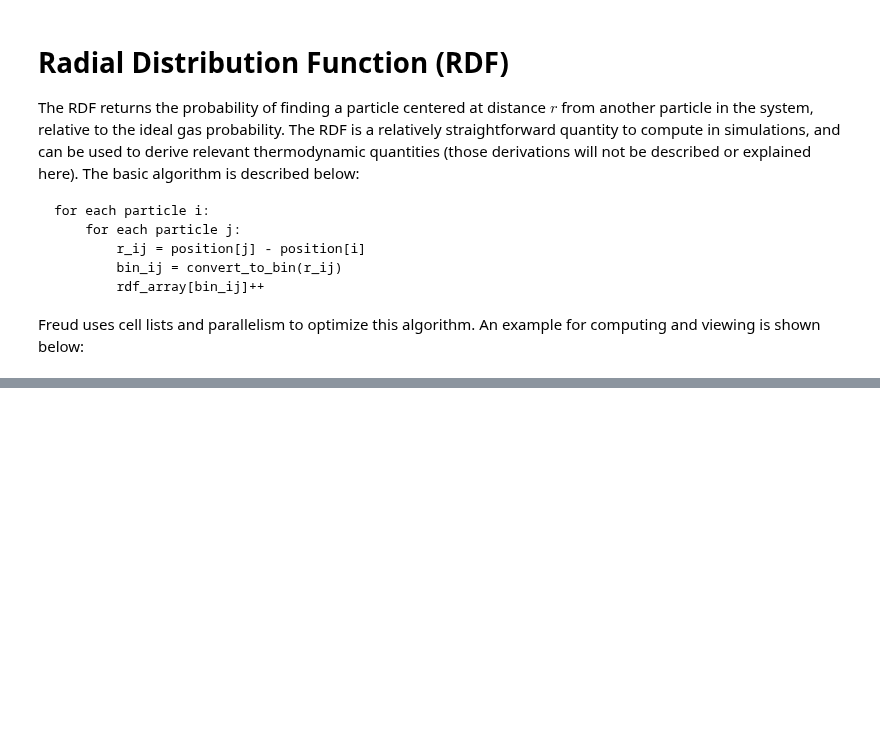
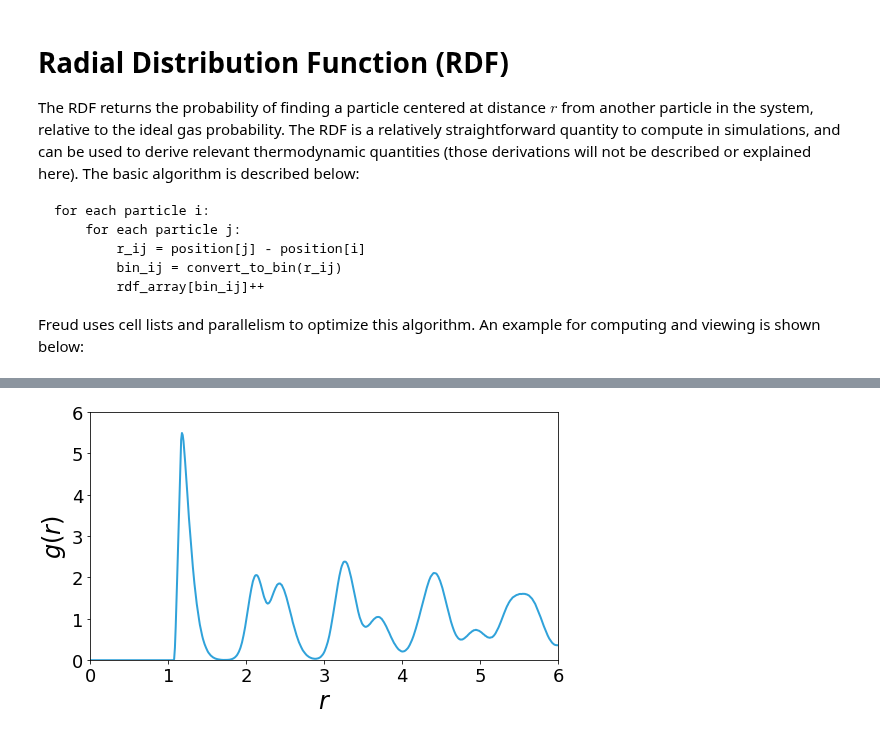
Before and after one commit to glotzerlab/freud-examples, a Jupyter notebook: AIChE RDF.ipynb, the cells around one changed output, grey strips where cells are left out. Cells and saved outputs as stored; diff of their text form; code cells hidden in the pictures; blank space fills up the shorter version.

```diff
--- a/AIChE RDF.ipynb
+++ b/AIChE RDF.ipynb
@@ -169,0 +177,13 @@ speed of calc: 38.06750296585027 (frames/sec)
+# %%
+pyplot.figure(figsize=(8, 5))
+# pyplot.title("RDF - Avg Frames")
+pyplot.plot(r, y)
+pyplot.xlabel(r"$r$")
+pyplot.ylabel(r"$g\left(r\right)$")
+pyplot.xlim(0,6)
+pyplot.ylim(0,6)
+pyplot.tight_layout()
+pyplot.savefig("/Users/harperic/Downloads/RDF.png", dpi=300)
+pyplot.show()
+# %% [output]
+[figure, added]
```
Also changed, not shown: parts of 4 cells of this notebook, 2 other files.
